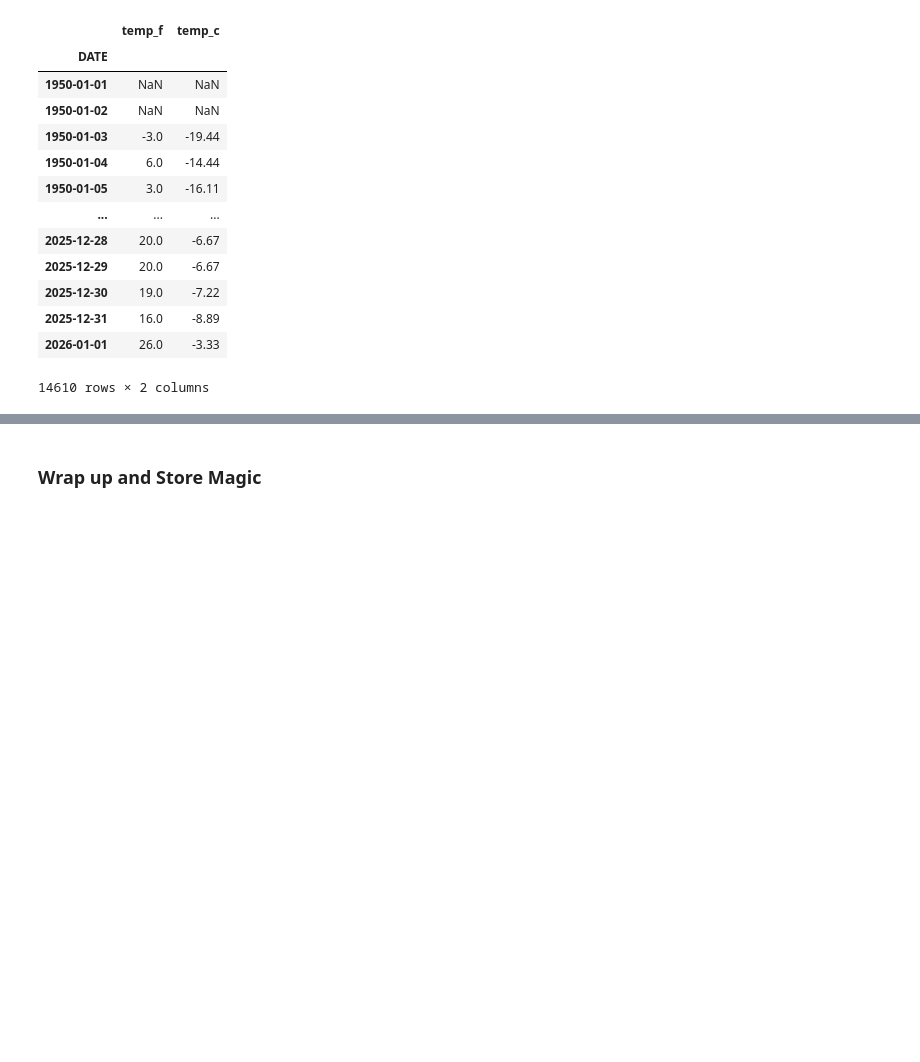
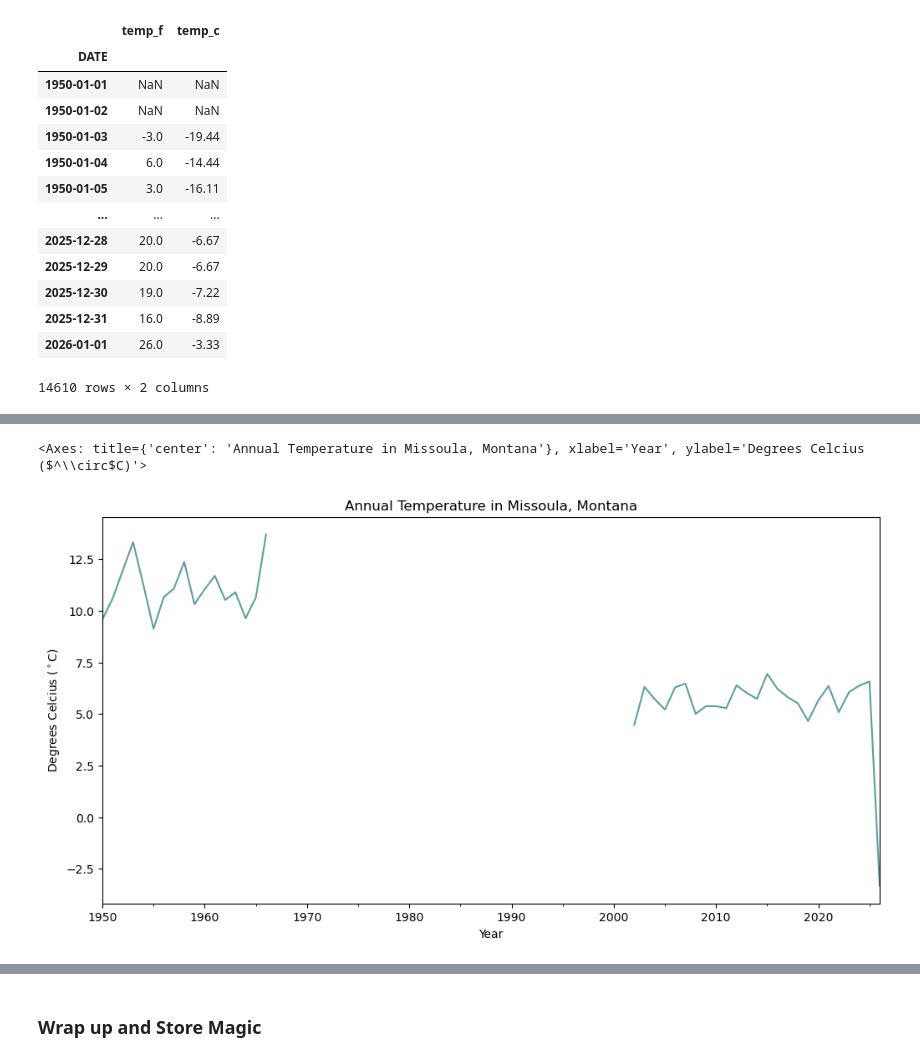
Before and after one commit to nyikacampbell/2026-EDA-climate-change-coding, a Jupyter notebook: 06_climate-assignment.ipynb, the cells around one changed output, grey strips where cells are left out. Cells and saved outputs as stored; diff of their text form; code cells hidden in the pictures; blank space fills up the shorter version.

```diff
--- a/06_climate-assignment.ipynb
+++ b/06_climate-assignment.ipynb
@@ -134,0 +155,29 @@ missoula_temp_df
+# %%
+### Get the mean annual temps
+
+missoula_ann_temp_df = (
+    missoula_temp_df
+
+    ### resample annually (assign date on jan 1)
+    .resample('YS')
+
+    ### take the mean
+    .mean()
+)
+
+missoula_ann_temp_df
+# %%
+### plot the annual temp in C
+missoula_ann_temp_df.plot(
+    y = 'temp_c',
+    title = 'Annual Temperature in Missoula, Montana',
+    xlabel = 'Year',
+    ylabel = 'Degrees Celcius ($^\circ$C)',
+    figsize = (12,6),
+    legend=False,
+    color = 'cadetblue'
+
+)
+# %% [output]
+<Axes: title={'center': 'Annual Temperature in Missoula, Montana'}, xlabel='Year', ylabel='Degrees Celcius ($^\\circ$C)'>
+[figure, added]
```
Also changed, not shown: parts of 7 cells of this notebook.
